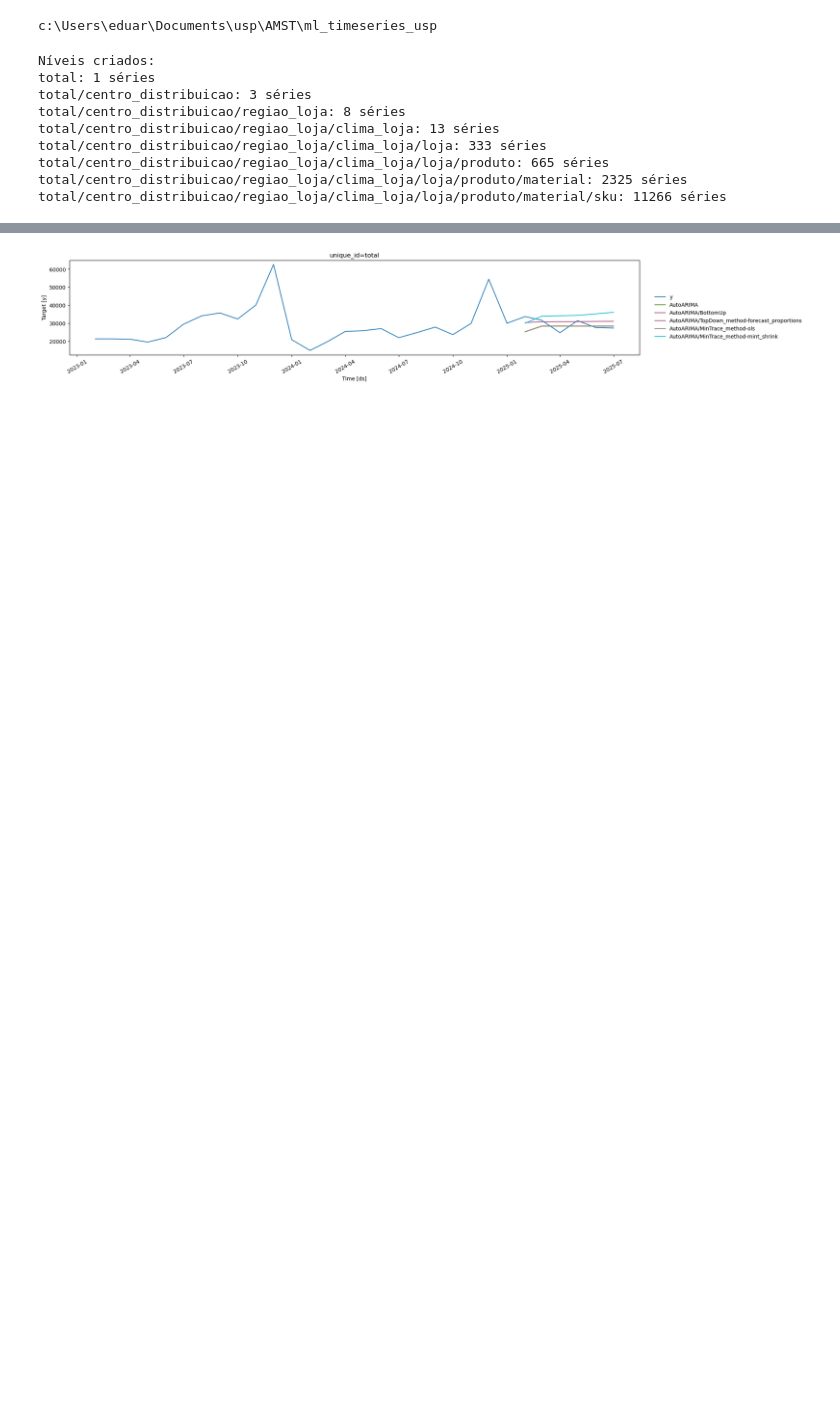
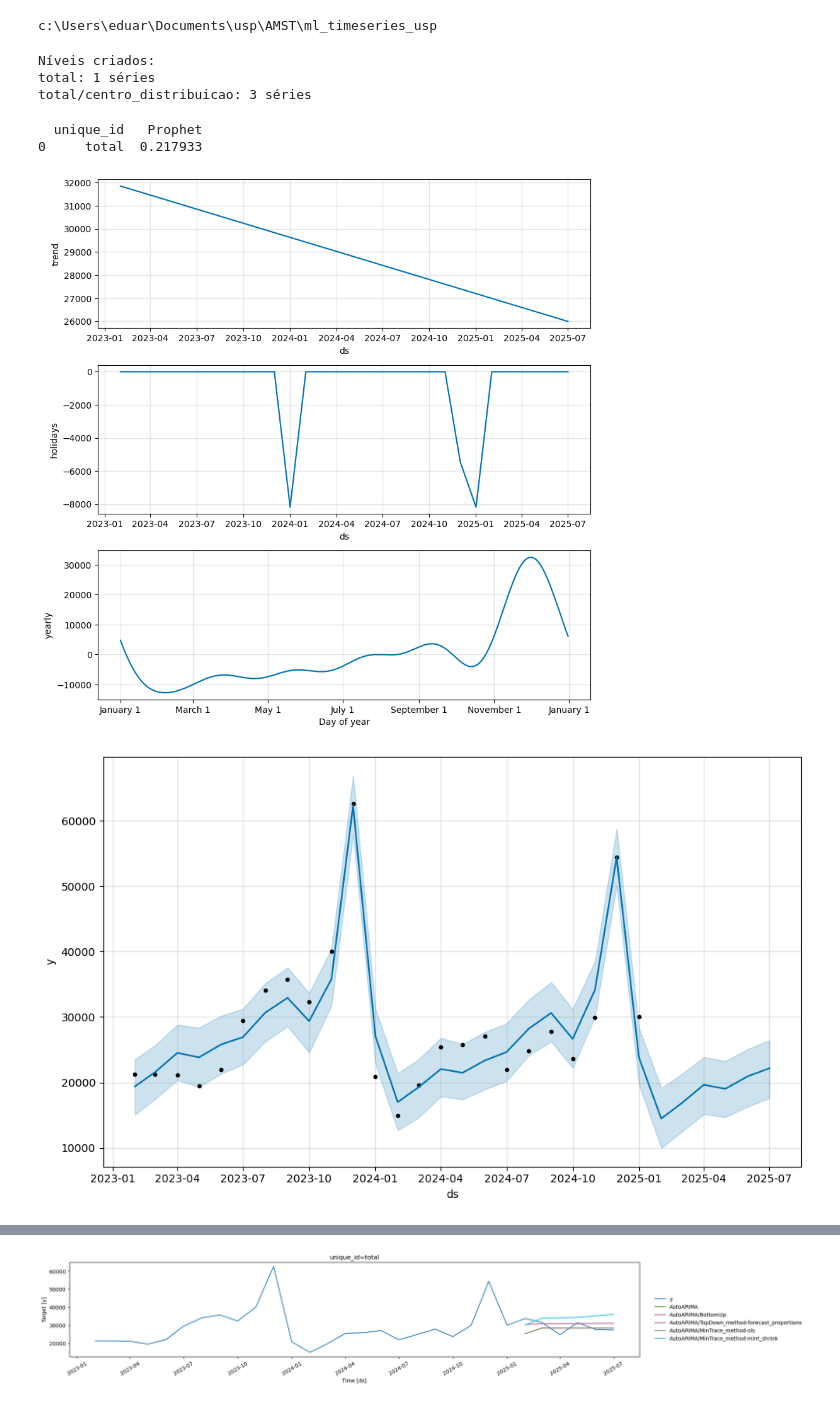
Before and after one commit to eduardozanutti/ml_timeseries_usp, a Jupyter notebook: notebooks/hierachical_forcast.ipynb, the cells around one changed output, grey strips where cells are left out. Drawn from its saved outputs; the diff is of its cells as text; code cells hidden in the pictures; blank space fills up the shorter version.

Commit message:
Trainning-prophet and adpt to hierarchical

```diff
--- a/notebooks/hierachical_forcast.ipynb
+++ b/notebooks/hierachical_forcast.ipynb
@@ -43,12 +48,12 @@ df = remove_time_series_min_length(df, min_length=24)
 spec = [
         ['total'],
         ['total','centro_distribuicao'],
-        ['total','centro_distribuicao','regiao_loja'],
-        ['total','centro_distribuicao','regiao_loja','clima_loja'],
-        ['total','centro_distribuicao','regiao_loja','clima_loja','loja'],
-        ['total','centro_distribuicao','regiao_loja','clima_loja','loja','produto'],
-        ['total','centro_distribuicao','regiao_loja','clima_loja','loja','produto','material'],
-        ['total','centro_distribuicao','regiao_loja','clima_loja','loja','produto','material','sku']
+        #['total','centro_distribuicao','regiao_loja'],
+        #['total','centro_distribuicao','regiao_loja','clima_loja'],
+        #['total','centro_distribuicao','regiao_loja','clima_loja','loja'],
+        #['total','centro_distribuicao','regiao_loja','clima_loja','loja','produto'],
+        #['total','centro_distribuicao','regiao_loja','clima_loja','loja','produto','material'],
+        #['total','centro_distribuicao','regiao_loja','clima_loja','loja','produto','material','sku']
 ]
 
 Y_df, S_df, tags = hierarchical_aggregation(df, spec, columns = ['centro_distribuicao','regiao_loja','clima_loja','loja','produto','material','sku','mes','venda_unidades'], ds='mes', y='venda_unidades')
@@ -56,9 +61,3 @@ Y_df, S_df, tags = hierarchical_aggregation(df, spec, columns = ['centro_distrib
 Níveis criados:
 total: 1 séries
 total/centro_distribuicao: 3 séries
-total/centro_distribuicao/regiao_loja: 8 séries
-total/centro_distribuicao/regiao_loja/clima_loja: 13 séries
-total/centro_distribuicao/regiao_loja/clima_loja/loja: 333 séries
-total/centro_distribuicao/regiao_loja/clima_loja/loja/produto: 665 séries
-total/centro_distribuicao/regiao_loja/clima_loja/loja/produto/material: 2325 séries
-total/centro_distribuicao/regiao_loja/clima_loja/loja/produto/material/sku: 11266 séries
@@ -64,0 +69,48 @@ total/centro_distribuicao/regiao_loja/clima_loja/loja/produto/material/sku: 1126
+# %%
+def gerar_holidays():
+    holidays_data = {
+    'holiday': [
+        # 2023
+        'Dia_da_Mulher', 'Carnaval', 'Natal', 'Ano_Novo', 'Black_Friday', 'Cyber_Monday',
+        # 2024
+        'Dia_da_Mulher', 'Carnaval', 'Natal', 'Ano_Novo', 'Black_Friday', 'Cyber_Monday',
+        # 2025
+        'Dia_da_Mulher', 'Carnaval', 'Natal', 'Ano_Novo', 'Black_Friday', 'Cyber_Monday'
+    ],
+    'ds': pd.to_datetime([
+        # 2023
+        '2023-03-08', '2023-02-20', '2023-12-25', '2023-12-31', '2023-11-24', '2023-11-27',
+        # 2024
+        '2024-03-08', '2024-02-12', '2024-12-25', '2024-12-31', '2024-11-29', '2024-12-02',
+        # 2025
+        '2025-03-08', '2025-03-03', '2025-12-25', '2025-12-31', '2025-11-28', '2025-12-01'
+    ]),
+    'lower_window': [-1] * 18,
+    'upper_window': [1] * 18
+}
+
+    holidays_df = pd.DataFrame(holidays_data)
+    return holidays_df
+# %%
+def prever_individual(Y_df,tag,plot=False):
+    Y_df = Y_df[Y_df['unique_id']==tag]
+    Y_test_df, Y_train_df = train_test_split(Y_df,h=6)
+
+    model = Prophet(yearly_seasonality=6, daily_seasonality=False, weekly_seasonality=False,holidays=gerar_holidays())
+    model.fit(Y_train_df)
+    future = model.make_future_dataframe(periods=6, freq='MS')
+    forecast = model.predict(future)
+    if plot:
+        model.plot_components(forecast)
+        model.plot(forecast)
+    df_fitted = forecast[['ds', 'yhat']].iloc[:-6].merge(Y_train_df,on='ds')[['unique_id','ds','y','yhat']].rename(columns={'yhat':'Prophet'})
+    df_yhat = forecast[['ds', 'yhat']].iloc[-6:].merge(Y_test_df,on='ds')[['unique_id','ds','y','yhat']].rename(columns={'yhat':'Prophet'})
+    print(smape(df_yhat,models=['Prophet'],id_col='unique_id', target_col='y'))
+    return df_fitted, df_yhat
+# %%
+df_fitted, df_yhat = prever_individual(Y_df,'total',plot=True)
+# %% [output]
+  unique_id   Prophet
+0     total  0.217933
+[figure, added]
+[figure, added]
```
Also changed, not shown: parts of 44 cells of this notebook.
